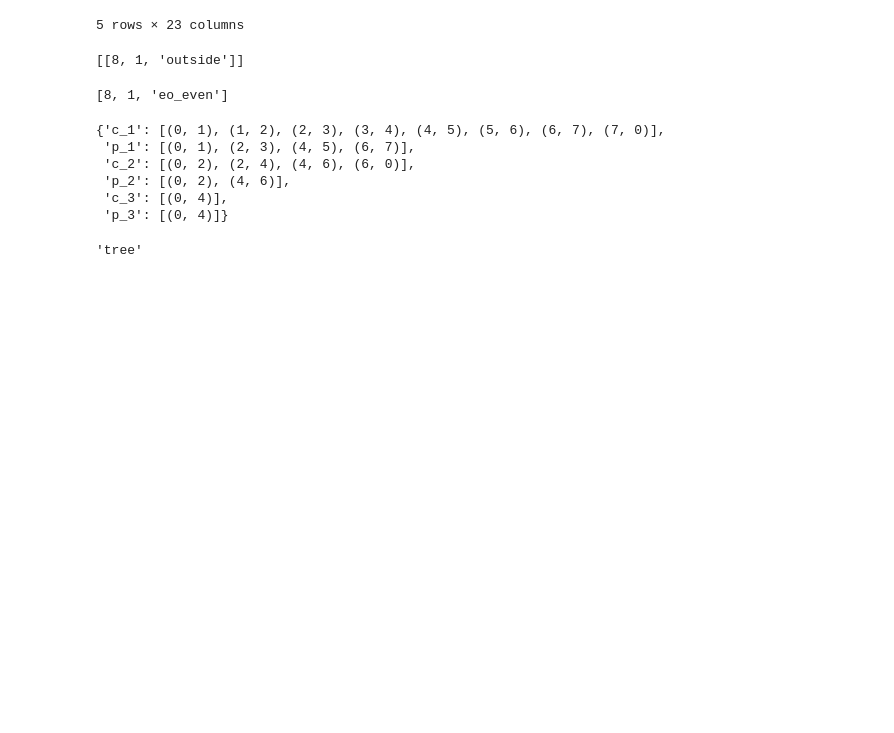
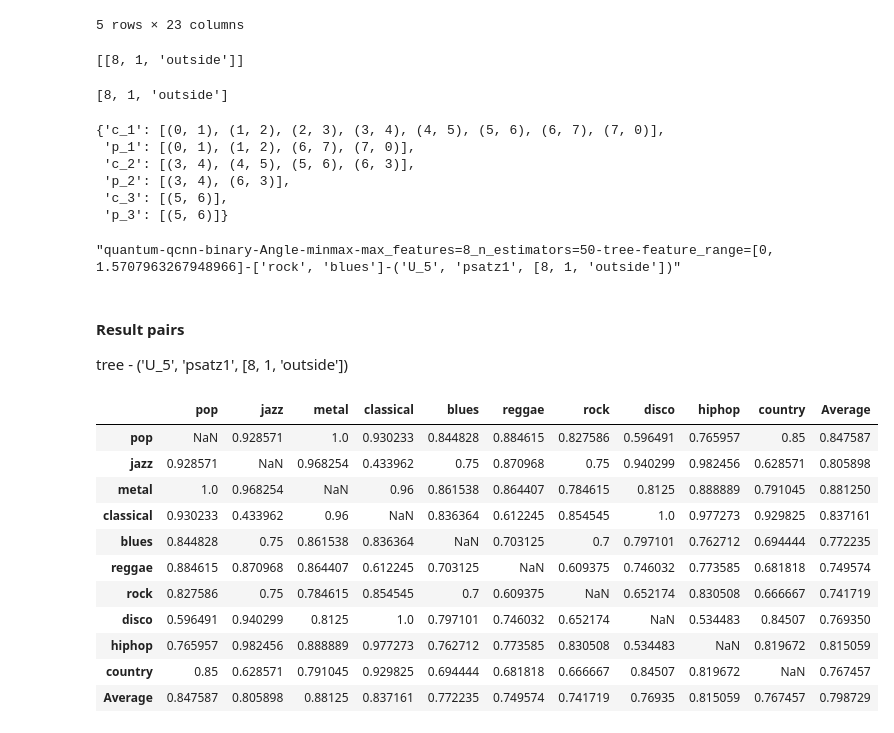
Before and after one commit to Fahlevi20/quantum-cnn, a Jupyter notebook: reports/20211211/binary-124.ipynb, the cells around one changed output. Saved outputs shown, nothing was run; the diff lists cells and outputs as text; code cells hidden in the pictures; blank space fills up the shorter version.

```diff
--- a/reports/20211211/binary-124.ipynb
+++ b/reports/20211211/binary-124.ipynb
@@ -176,24 +176,43 @@ experiment_config["model"]["quantum"]["qcnn"].get("wire_pattern_list")
 # %% [output]
 [[8, 1, 'outside']]
 # %%
-wire_combo = [8, 1, 'eo_even']
+wire_combo = [8, 1, 'outside']
 print(wire_combo)
 get_wire_combos(wire_combo[0], wire_combo[1], wire_combo[2])
 # %% [output]
-[8, 1, 'eo_even']
+[8, 1, 'outside']
 {'c_1': [(0, 1), (1, 2), (2, 3), (3, 4), (4, 5), (5, 6), (6, 7), (7, 0)],
- 'p_1': [(0, 1), (2, 3), (4, 5), (6, 7)],
- 'c_2': [(0, 2), (2, 4), (4, 6), (6, 0)],
- 'p_2': [(0, 2), (4, 6)],
- 'c_3': [(0, 4)],
- 'p_3': [(0, 4)]}
+ 'p_1': [(0, 1), (1, 2), (6, 7), (7, 0)],
+ 'c_2': [(3, 4), (4, 5), (5, 6), (6, 3)],
+ 'p_2': [(3, 4), (6, 3)],
+ 'c_3': [(5, 6)],
+ 'p_3': [(5, 6)]}
 # %%
 tmp_result = [result for result in result_list]
 #tmp_result
 # %%
-tmp_result[0].model_configuration.selection_method
+tmp_result[0].model_name
 # %% [output]
-'tree'
+"quantum-qcnn-binary-Angle-minmax-max_features=8_n_estimators=50-tree-feature_range=[0, 1.5707963267948966]-['rock', 'blues']-('U_5', 'psatz1', [8, 1, 'outside'])"
+# %% [markdown]
+#### Result pairs
+
+tree - ('U_5', 'psatz1', [8, 1, 'outside'])
+# %%
+get_result_table_target_pairs(result_data, "algorithm", "target_pair_str", "accuracy")
+# %% [output]
+|  | pop | jazz | metal | classical | blues | reggae | rock | disco | hiphop | country | Average |
+| pop | NaN | 0.928571 | 1.0 | 0.930233 | 0.844828 | 0.884615 | 0.827586 | 0.596491 | 0.765957 | 0.85 | 0.847587 |
+| jazz | 0.928571 | NaN | 0.968254 | 0.433962 | 0.75 | 0.870968 | 0.75 | 0.940299 | 0.982456 | 0.628571 | 0.805898 |
+| metal | 1.0 | 0.968254 | NaN | 0.96 | 0.861538 | 0.864407 | 0.784615 | 0.8125 | 0.888889 | 0.791045 | 0.881250 |
+| classical | 0.930233 | 0.433962 | 0.96 | NaN | 0.836364 | 0.612245 | 0.854545 | 1.0 | 0.977273 | 0.929825 | 0.837161 |
+| blues | 0.844828 | 0.75 | 0.861538 | 0.836364 | NaN | 0.703125 | 0.7 | 0.797101 | 0.762712 | 0.694444 | 0.772235 |
+| reggae | 0.884615 | 0.870968 | 0.864407 | 0.612245 | 0.703125 | NaN | 0.609375 | 0.746032 | 0.773585 | 0.681818 | 0.749574 |
+| rock | 0.827586 | 0.75 | 0.784615 | 0.854545 | 0.7 | 0.609375 | NaN | 0.652174 | 0.830508 | 0.666667 | 0.741719 |
+| disco | 0.596491 | 0.940299 | 0.8125 | 1.0 | 0.797101 | 0.746032 | 0.652174 | NaN | 0.534483 | 0.84507 | 0.769350 |
+| hiphop | 0.765957 | 0.982456 | 0.888889 | 0.977273 | 0.762712 | 0.773585 | 0.830508 | 0.534483 | NaN | 0.819672 | 0.815059 |
+| country | 0.85 | 0.628571 | 0.791045 | 0.929825 | 0.694444 | 0.681818 | 0.666667 | 0.84507 | 0.819672 | NaN | 0.767457 |
+| Average | 0.847587 | 0.805898 | 0.88125 | 0.837161 | 0.772235 | 0.749574 | 0.741719 | 0.76935 | 0.815059 | 0.767457 | 0.798729 |
 # %%
 pd.set_option('display.max_rows', 100)
 get_result_table(
```
Also changed, not shown: parts of 4 cells of this notebook, 10 other files.
